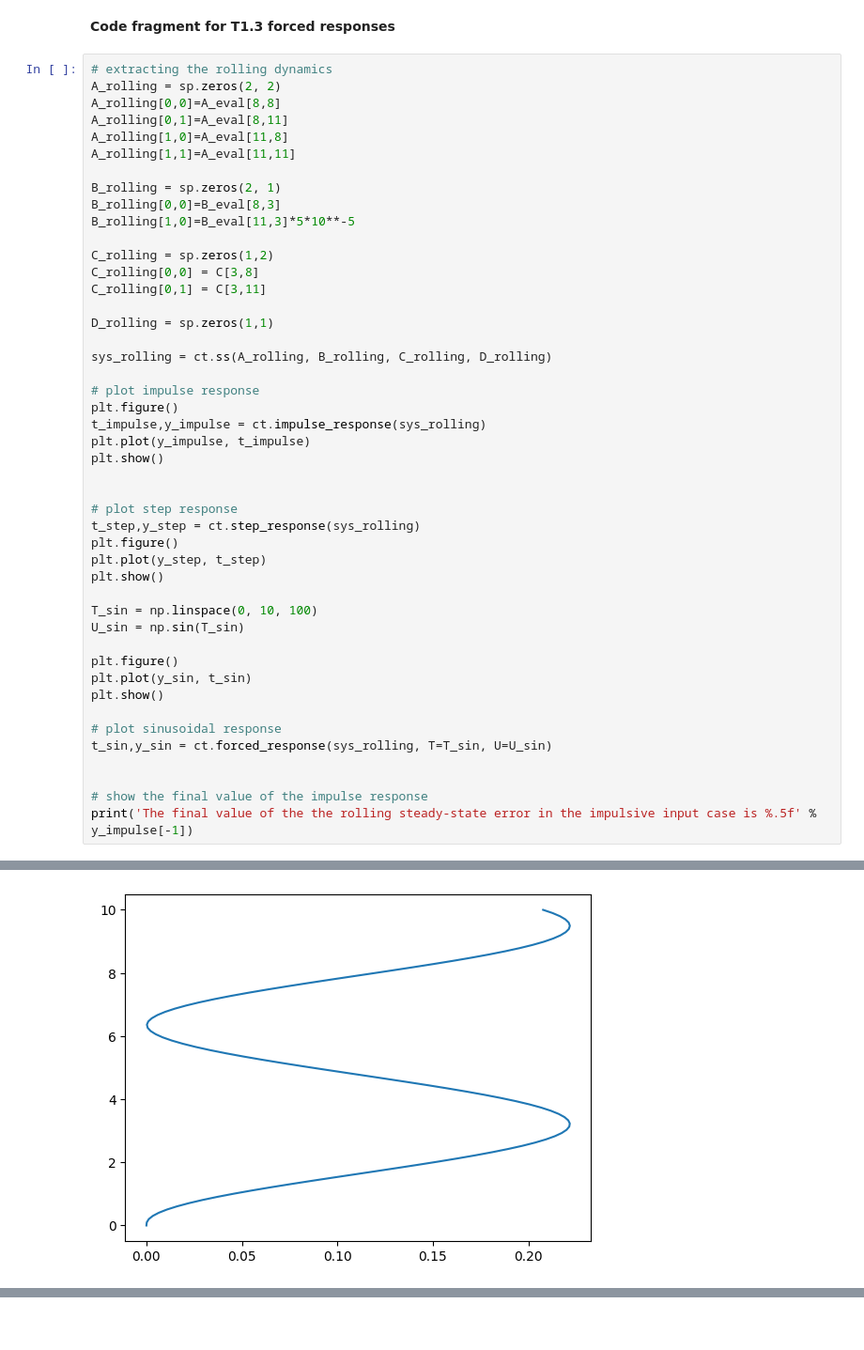
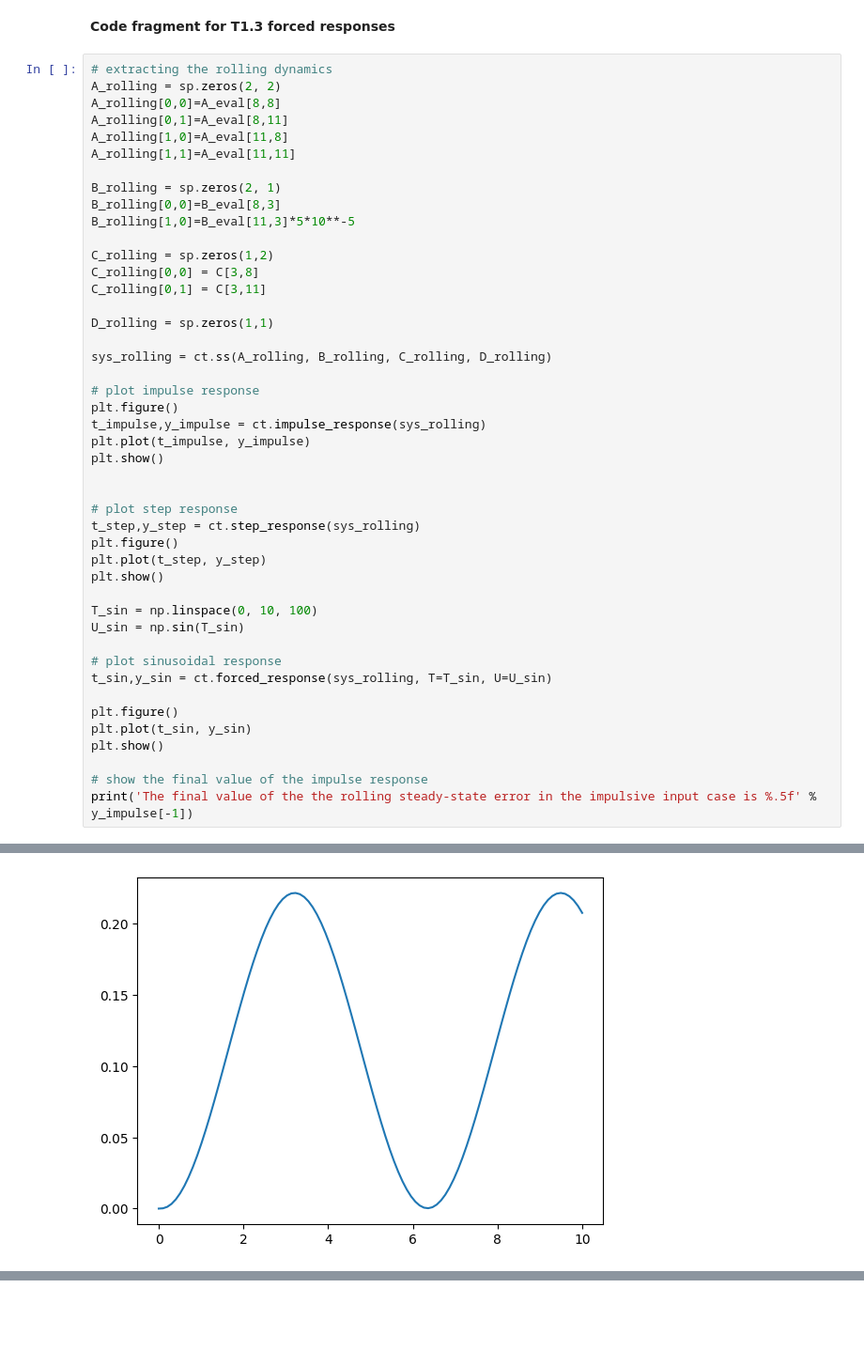
Before and after one commit to mad03day/Control_systems, a Jupyter notebook: first_term/EX0/quadcopter1.ipynb, the cells around one changed output, grey strips where cells are left out. Shown: that part at 94% size. Drawn from its saved outputs; the diff is of its cells as text.

```diff
--- a/first_term/EX0/quadcopter1.ipynb
+++ b/first_term/EX0/quadcopter1.ipynb
@@ -155,26 +153,25 @@ sys_rolling = ct.ss(A_rolling, B_rolling, C_rolling, D_rolling)
 # plot impulse response
 plt.figure()
 t_impulse,y_impulse = ct.impulse_response(sys_rolling)
-plt.plot(y_impulse, t_impulse)
+plt.plot(t_impulse, y_impulse)
 plt.show()
 
 
 # plot step response
 t_step,y_step = ct.step_response(sys_rolling)
 plt.figure()
-plt.plot(y_step, t_step)
+plt.plot(t_step, y_step)
 plt.show()
 
 T_sin = np.linspace(0, 10, 100)
 U_sin = np.sin(T_sin)
 
-plt.figure()
-plt.plot(y_sin, t_sin)
-plt.show()
-
 # plot sinusoidal response
 t_sin,y_sin = ct.forced_response(sys_rolling, T=T_sin, U=U_sin)
 
+plt.figure()
+plt.plot(t_sin, y_sin)
+plt.show()
 
 # show the final value of the impulse response
 print('The final value of the the rolling steady-state error in the impulsive input case is %.5f' % y_impulse[-1])
@@ -184,4 +181,4 @@ print('The final value of the the rolling steady-state error in the impulsive in
-[figure, old version]
+[figure, new version]
 The final value of the the rolling steady-state error in the impulsive input case is 0.11111
 # %% [markdown]
 <br>
```
Also changed, not shown: parts of 3 cells of this notebook.
